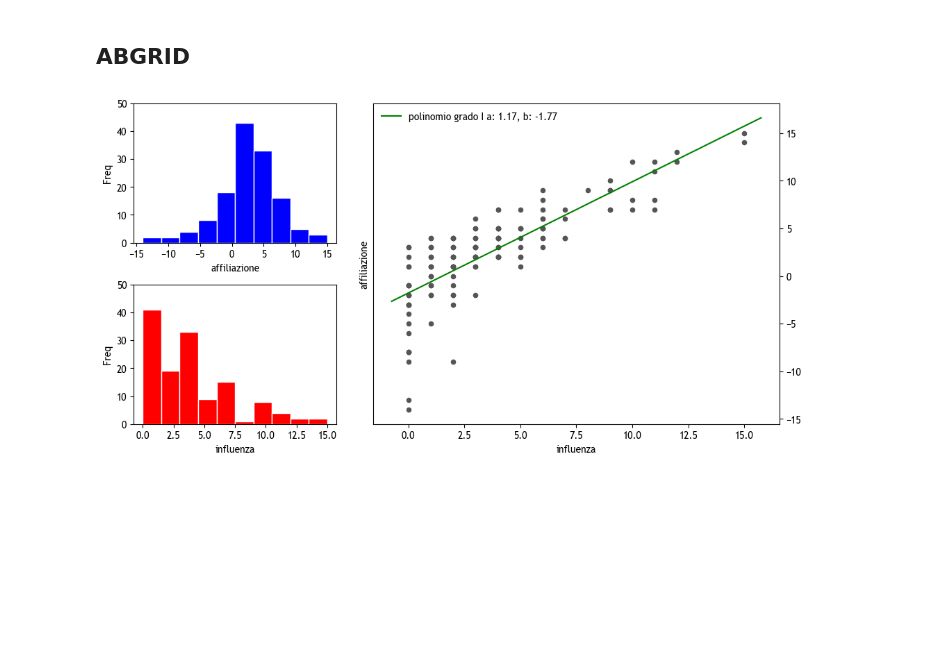
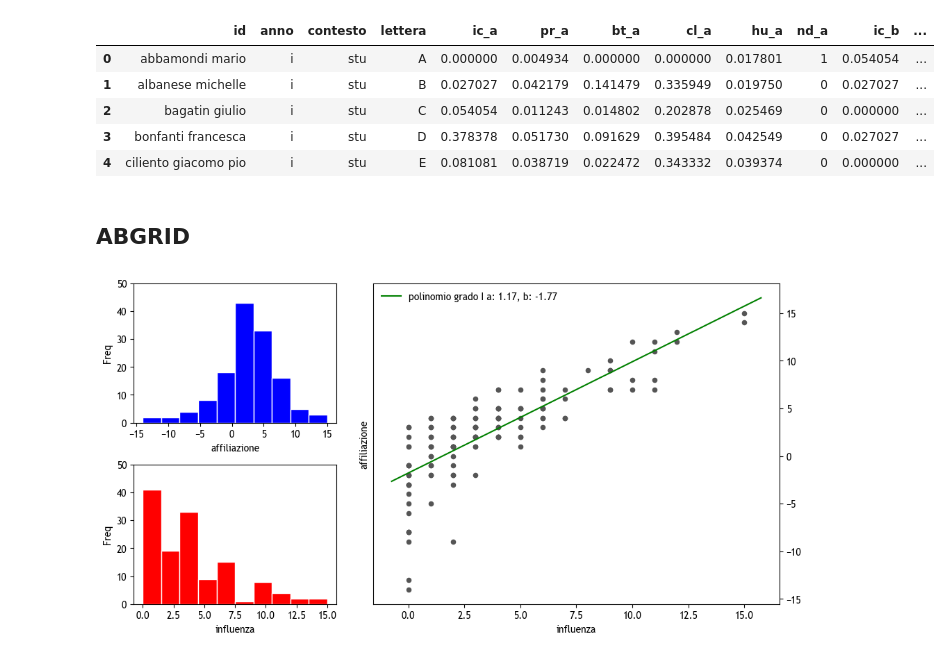
Before and after one commit to alkaest2002/abgrid, a Jupyter notebook: ipython/eda.ipynb, the cells around one changed output. Saved outputs shown, nothing was run; the diff lists cells and outputs as text; code cells hidden in the pictures; blank space fills up the shorter version.

```diff
--- a/ipython/eda.ipynb
+++ b/ipython/eda.ipynb
@@ -12,8 +12,18 @@ pd.set_option("display.max_columns", None)
 # %%
 abgrid_long = pd.read_excel("./analysis/abgrid_long.xlsx")
 abgrid_wide = pd.read_excel("./analysis/abgrid_wide.xlsx")
 safa_anx =  pd.read_excel("./analysis/safa_anx.xlsx")
 mmpia = pd.read_excel("./analysis/mmpia.xlsx")
+mmpia = mmpia.sort_values(by="id").set_index("id")
+
+abgrid_long.head()
+# %% [output]
+|  | id | anno | contesto | lettera | ic_a | pr_a | bt_a | cl_a | hu_a | nd_a | ic_b | ... |
+| 0 | abbamondi mario | i | stu | A | 0.000000 | 0.004934 | 0.000000 | 0.000000 | 0.017801 | 1 | 0.054054 | ... |
+| 1 | albanese michelle | i | stu | B | 0.027027 | 0.042179 | 0.141479 | 0.335949 | 0.019750 | 0 | 0.027027 | ... |
+| 2 | bagatin giulio | i | stu | C | 0.054054 | 0.011243 | 0.014802 | 0.202878 | 0.025469 | 0 | 0.000000 | ... |
+| 3 | bonfanti francesca | i | stu | D | 0.378378 | 0.051730 | 0.091629 | 0.395484 | 0.042549 | 0 | 0.027027 | ... |
+| 4 | ciliento giacomo pio | i | stu | E | 0.081081 | 0.038719 | 0.022472 | 0.343332 | 0.039374 | 0 | 0.000000 | ... |
 # %% [markdown]
 ## ABGRID
 # %%
```
Also changed, not shown: parts of 4 cells of this notebook.
